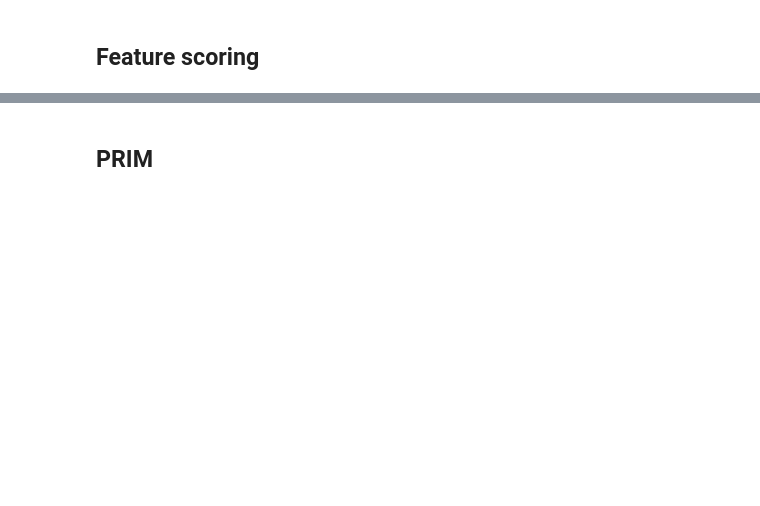
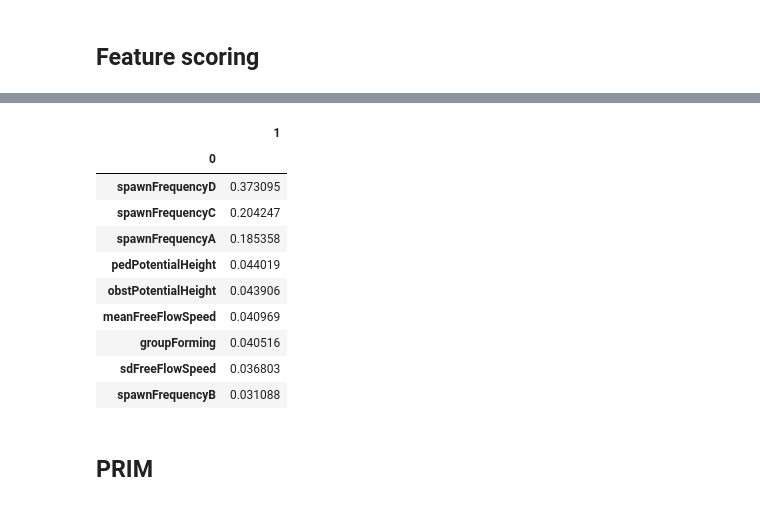
Before and after one commit to floristevito/CrowdSim, a Jupyter notebook: analysis/open_exploration_results.ipynb, the cells around one changed output, grey strips where cells are left out. Saved outputs shown, nothing was run; the diff lists cells and outputs as text; code cells hidden in the pictures; blank space fills up the shorter version.

```diff
--- a/analysis/open_exploration_results.ipynb
+++ b/analysis/open_exploration_results.ipynb
@@ -138,3 +138,30 @@ plt.show()
+# %%
+from ema_workbench.analysis import RuleInductionType
+
+x = experiments
+y = (
+    (results['maxDensityArea1'] > 0.99) |
+    (results['maxDensityArea2'] > 0.99) |
+    (results['maxDensityArea3'] > 0.99) |
+    (results['maxDensityArea4'] > 0.99)
+)
+
+fs, alg = feature_scoring.get_ex_feature_scores(
+    x, y, mode=RuleInductionType.CLASSIFICATION
+)
+fs.sort_values(ascending=False, by=1)
+# %% [output]
+|  | 1 |
+| 0 |  |
+| spawnFrequencyD | 0.373095 |
+| spawnFrequencyC | 0.204247 |
+| spawnFrequencyA | 0.185358 |
+| pedPotentialHeight | 0.044019 |
+| obstPotentialHeight | 0.043906 |
+| meanFreeFlowSpeed | 0.040969 |
+| groupForming | 0.040516 |
+| sdFreeFlowSpeed | 0.036803 |
+| spawnFrequencyB | 0.031088 |
 # %% [markdown]
 ## PRIM
 # %%
```
Also changed, not shown: parts of 15 cells of this notebook.
